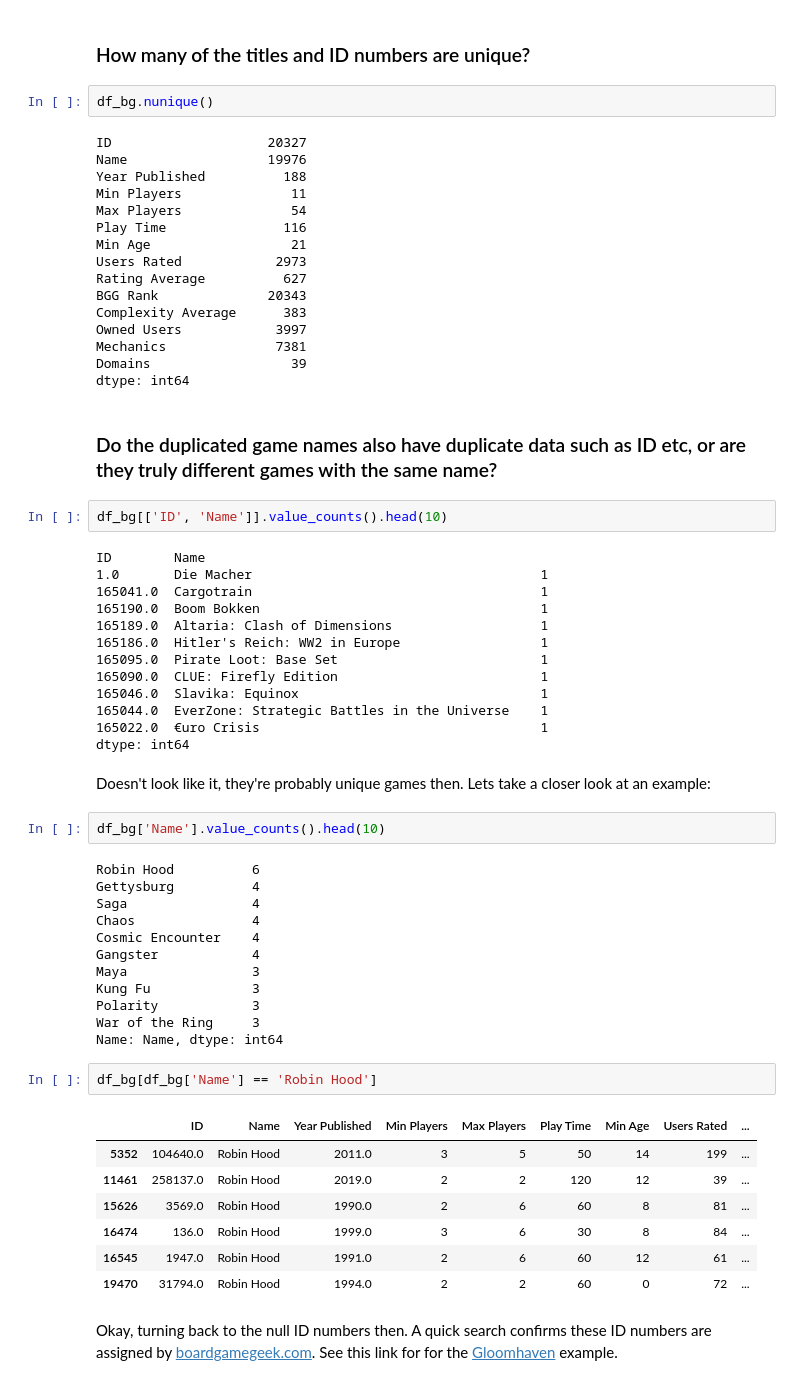
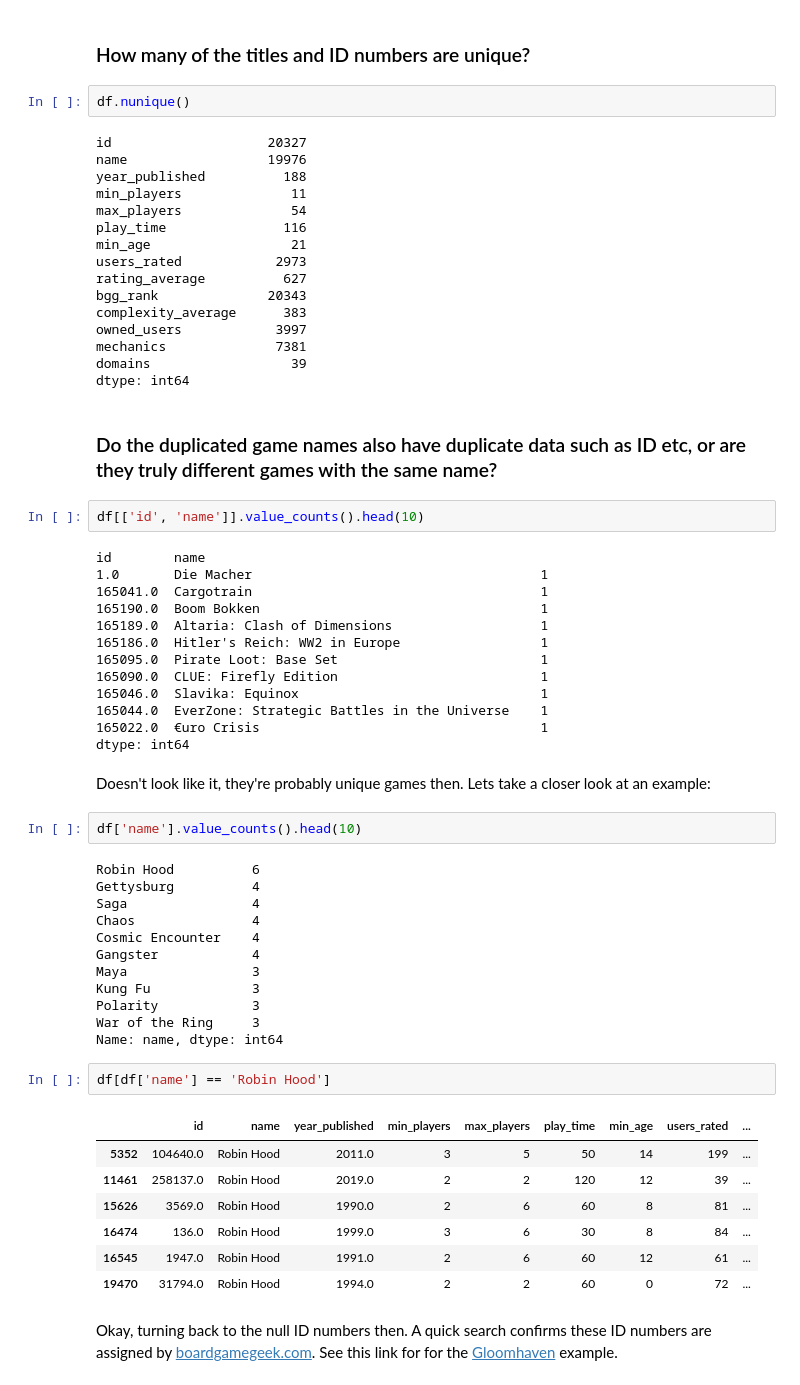
Before and after one commit to jdormaar/Boardgame_Preferences_Predictive_Analysis, a Jupyter notebook: Competitions/board_game_JD/workbook/notebook.ipynb, the cells around one changed output. Cells and saved outputs as stored; diff of their text form.

```diff
--- a/Competitions/board_game_JD/workbook/notebook.ipynb
+++ b/Competitions/board_game_JD/workbook/notebook.ipynb
@@ -381,29 +423,29 @@ df_bg[df_bg['ID'].isnull()]
 # %% [markdown]
 ### How many of the titles and ID numbers are unique?
 # %%
-df_bg.nunique()
+df.nunique()
 # %% [output]
-ID                    20327
-Name                  19976
-Year Published          188
-Min Players              11
-Max Players              54
-Play Time               116
-Min Age                  21
-Users Rated            2973
-Rating Average          627
-BGG Rank              20343
-Complexity Average      383
-Owned Users            3997
-Mechanics              7381
-Domains                  39
+id                    20327
+name                  19976
+year_published          188
+min_players              11
+max_players              54
+play_time               116
+min_age                  21
+users_rated            2973
+rating_average          627
+bgg_rank              20343
+complexity_average      383
+owned_users            3997
+mechanics              7381
+domains                  39
 dtype: int64
 # %% [markdown]
 ### Do the duplicated game names also have duplicate data such as ID etc, or are they truly different games with the same name?
 # %%
-df_bg[['ID', 'Name']].value_counts().head(10)
+df[['id', 'name']].value_counts().head(10)
 # %% [output]
-ID        Name
+id        name
 1.0       Die Macher                                     1
 165041.0  Cargotrain                                     1
 165190.0  Boom Bokken                                    1
@@ -418,7 +460,7 @@ dtype: int64
 # %% [markdown]
 Doesn't look like it, they're probably unique games then.  Lets take a closer look at an example:
 # %%
-df_bg['Name'].value_counts().head(10)
+df['name'].value_counts().head(10)
 # %% [output]
 Robin Hood          6
 Gettysburg          4
@@ -430,11 +472,11 @@ Maya                3
 Kung Fu             3
 Polarity            3
 War of the Ring     3
-Name: Name, dtype: int64
+Name: name, dtype: int64
 # %%
-df_bg[df_bg['Name'] == 'Robin Hood']
+df[df['name'] == 'Robin Hood']
 # %% [output]
-|  | ID | Name | Year Published | Min Players | Max Players | Play Time | Min Age | Users Rated | ... |
+|  | id | name | year_published | min_players | max_players | play_time | min_age | users_rated | ... |
 | 5352 | 104640.0 | Robin Hood | 2011.0 | 3 | 5 | 50 | 14 | 199 | ... |
 | 11461 | 258137.0 | Robin Hood | 2019.0 | 2 | 2 | 120 | 12 | 39 | ... |
 | 15626 | 3569.0 | Robin Hood | 1990.0 | 2 | 6 | 60 | 8 | 81 | ... |
```
Also changed, not shown: parts of 31 cells of this notebook, 1 other file.
